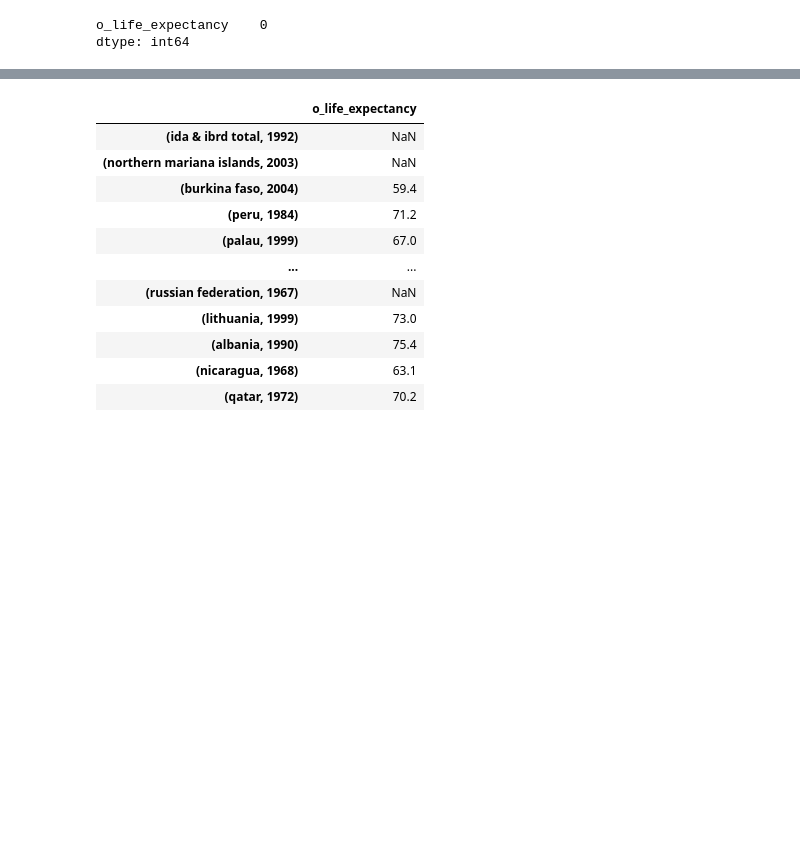
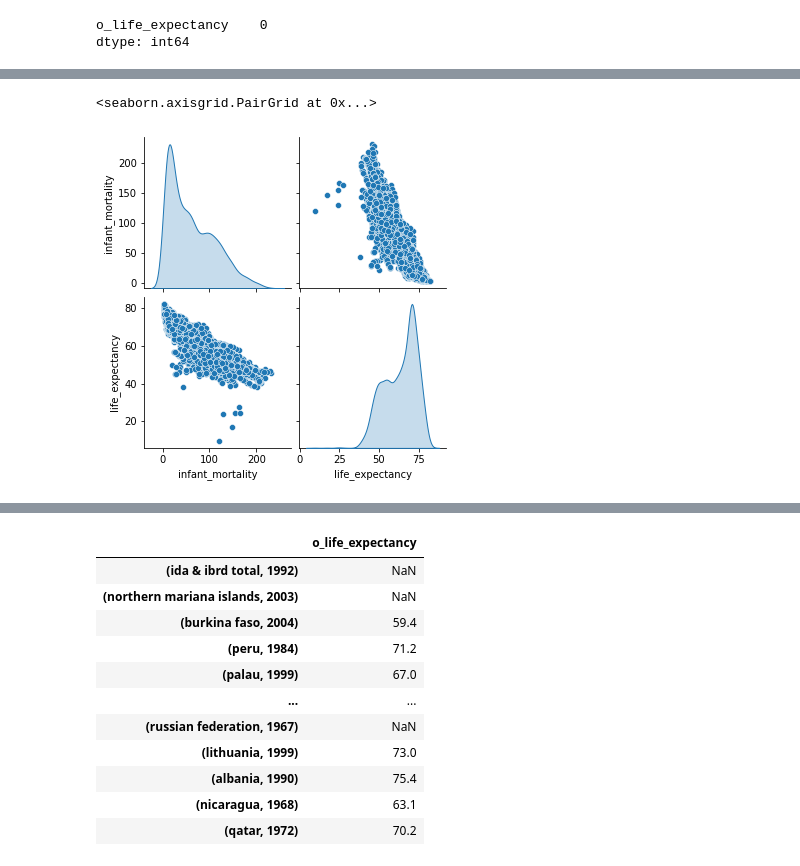
Before and after one commit to jaya-shankar/Human-Development-Prediction, a Jupyter notebook: life_expectancy_model.ipynb, the cells around one changed output, grey strips where cells are left out. Saved outputs shown, nothing was run; the diff lists cells and outputs as text; code cells hidden in the pictures; blank space fills up the shorter version.

Commit message:
Add plots

```diff
--- a/life_expectancy_model.ipynb
+++ b/life_expectancy_model.ipynb
@@ -83,7 +102,7 @@ datasets_path = {
 # %%
 datasets = [
             "infant_mortality",
-            # "life_expectancy",
+            "life_expectancy",
             "child_mortality",
             "co2_emissions",
             "Avg_daily_income_ppp",
@@ -196,0 +233,5 @@ dtype: int64
+# %%
+sns.pairplot(X_train[["infant_mortality","life_expectancy"]], diag_kind="kde")
+# %% [output]
+<seaborn.axisgrid.PairGrid at 0x...>
+[figure, added]
```
Also changed, not shown: parts of 11 cells of this notebook.
